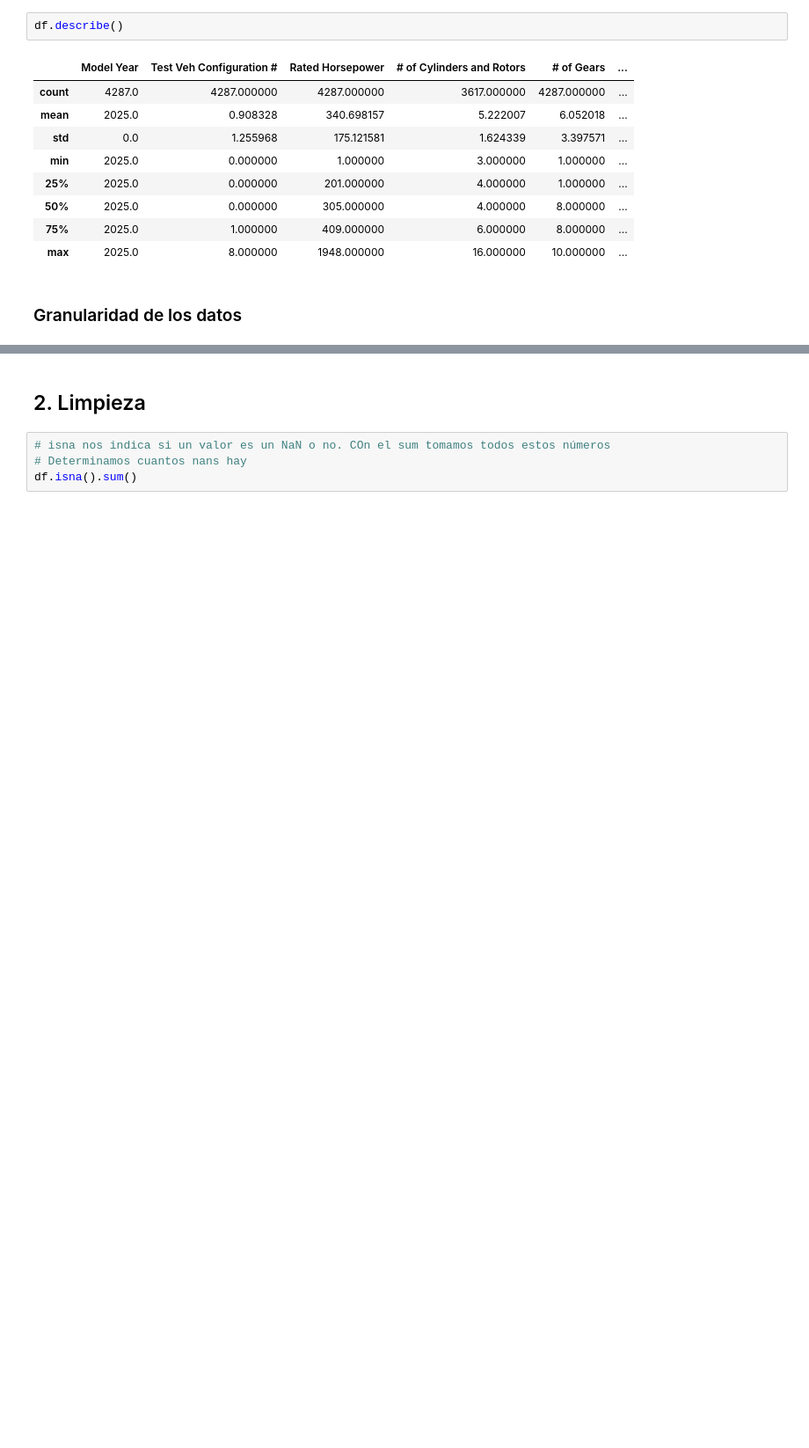
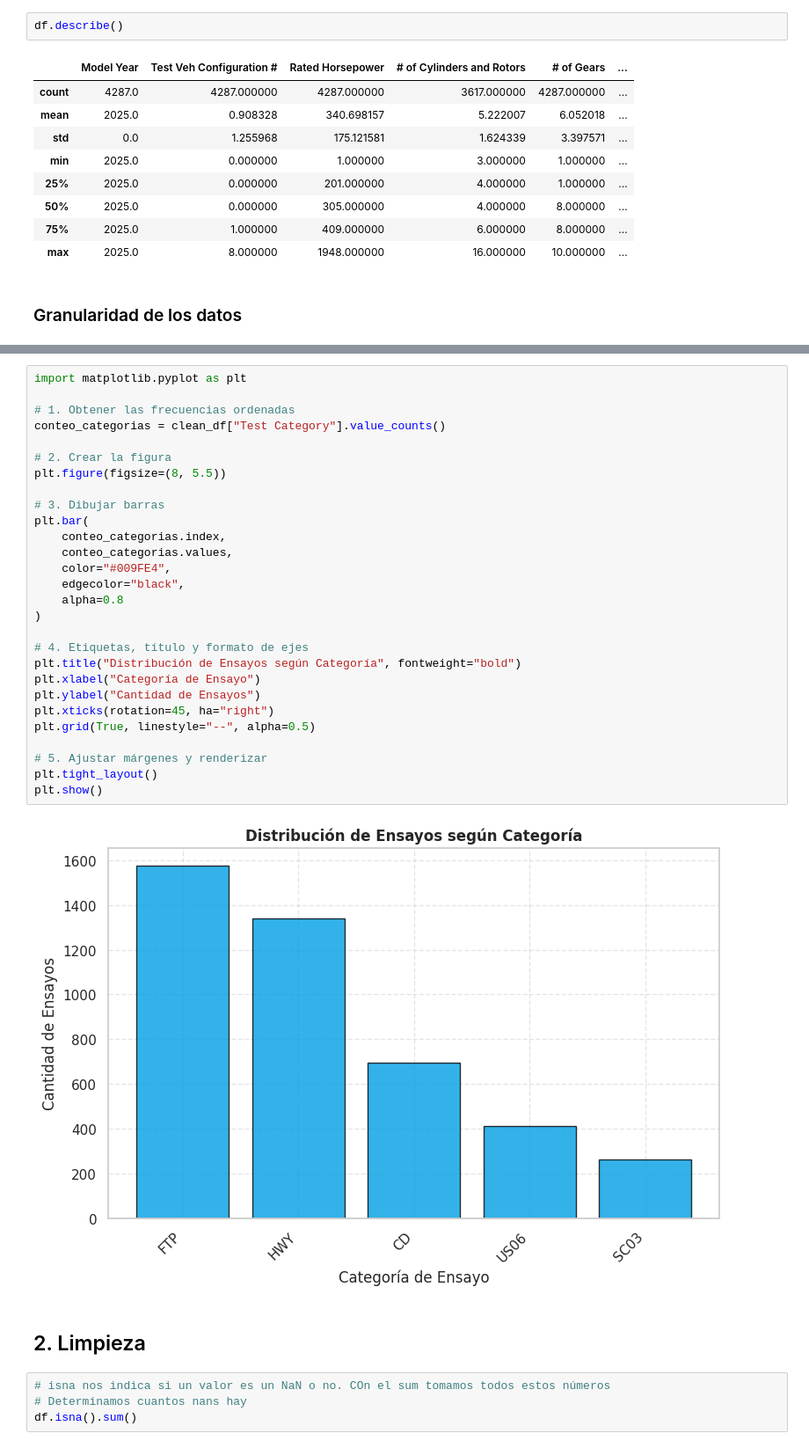
Before and after one commit to jpedonediez/Fundamentos, a Jupyter notebook: tpe_EPA_FE.ipynb, the cells around one changed output, grey strips where cells are left out. Shown at 88% size. Cells and saved outputs as stored; diff of their text form; blank space fills up the shorter version.

```diff
--- a/tpe_EPA_FE.ipynb
+++ b/tpe_EPA_FE.ipynb
@@ -94,6 +96,36 @@ CD       695
 US06     412
 SC03     263
 Name: count, dtype: int64
+# %%
+import matplotlib.pyplot as plt
+
+# 1. Obtener las frecuencias ordenadas
+conteo_categorias = clean_df["Test Category"].value_counts()
+
+# 2. Crear la figura
+plt.figure(figsize=(8, 5.5))
+
+# 3. Dibujar barras
+plt.bar(
+    conteo_categorias.index,
+    conteo_categorias.values,
+    color="#009FE4",
+    edgecolor="black",
+    alpha=0.8
+)
+
+# 4. Etiquetas, título y formato de ejes
+plt.title("Distribución de Ensayos según Categoría", fontweight="bold")
+plt.xlabel("Categoría de Ensayo")
+plt.ylabel("Cantidad de Ensayos")
+plt.xticks(rotation=45, ha="right")
+plt.grid(True, linestyle="--", alpha=0.5)
+
+# 5. Ajustar márgenes y renderizar
+plt.tight_layout()
+plt.show()
+# %% [output]
+[figure, added]
 # %% [markdown]
 ## 2. Limpieza
 # %%
```
Also changed, not shown: parts of 13 cells of this notebook.
